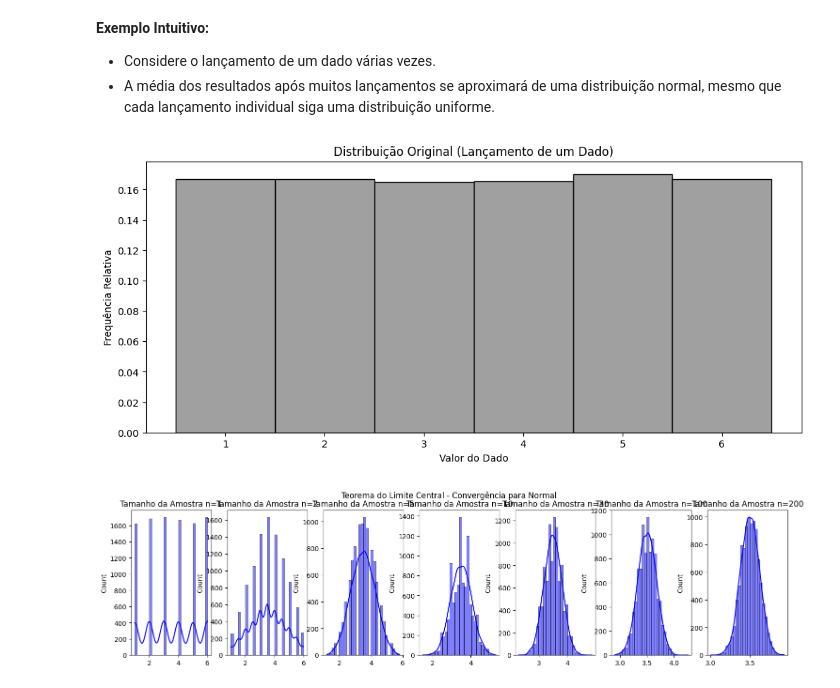
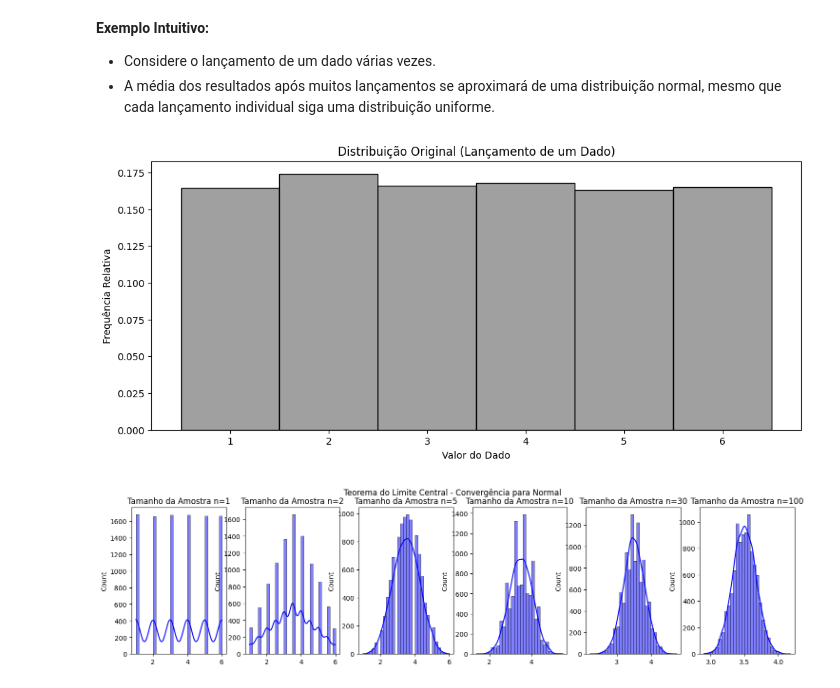
Before and after one commit to cibelerusso/EstatisticaI, a Jupyter notebook: Notebooks/4 ModelosProbabilísticosTeoremaLimiteCentral.ipynb, the cells around one changed output. Drawn from its saved outputs; the diff is of its cells as text; code cells hidden in the pictures.

```diff
--- a/Notebooks/4 ModelosProbabilísticosTeoremaLimiteCentral.ipynb
+++ b/Notebooks/4 ModelosProbabilísticosTeoremaLimiteCentral.ipynb
@@ -181,33 +181,33 @@ array([3.47063865, 8.34202815, 3.03290573, 4.70372514, 6.79981151,
 import numpy as np
 import matplotlib.pyplot as plt
 import seaborn as sns
 
 # Parâmetros
 num_replications = 10000  # Número de amostras geradas
-sample_sizes = [1, 2, 5, 10, 30, 100, 200]  # Tamanhos das amostras
+sample_sizes = [1, 2, 5, 10, 30, 100]  # Tamanhos das amostras
 
 # Simulação do lançamento de um dado (distribuição discreta uniforme de 1 a 6)
 dados = np.random.randint(1, 7, num_replications)
 
 # Plotando a distribuição original do lançamento de um único dado
 plt.figure(figsize=(12, 5))
 sns.histplot(dados, bins=np.arange(1, 8)-0.5, kde=False, stat="density", color="gray", edgecolor="black")
 plt.xticks(range(1, 7))
 plt.title("Distribuição Original (Lançamento de um Dado)")
 plt.xlabel("Valor do Dado")
 plt.ylabel("Frequência Relativa")
 plt.show()
 
 # Criando gráficos para diferentes tamanhos de amostra
 fig, axes = plt.subplots(1, len(sample_sizes), figsize=(18, 4))
 
 for i, n in enumerate(sample_sizes):
     sample_means = np.mean(np.random.randint(1, 7, (num_replications, n)), axis=1)
     sns.histplot(sample_means, bins=30, kde=True, ax=axes[i], color="blue")
     axes[i].set_title(f"Tamanho da Amostra n={n}")
 
 plt.suptitle("Teorema do Limite Central - Convergência para Normal")
 plt.show()
 # %% [output]
-[figure, old version]
+[figure, new version]
-[figure, old version]
+[figure, new version]
```
